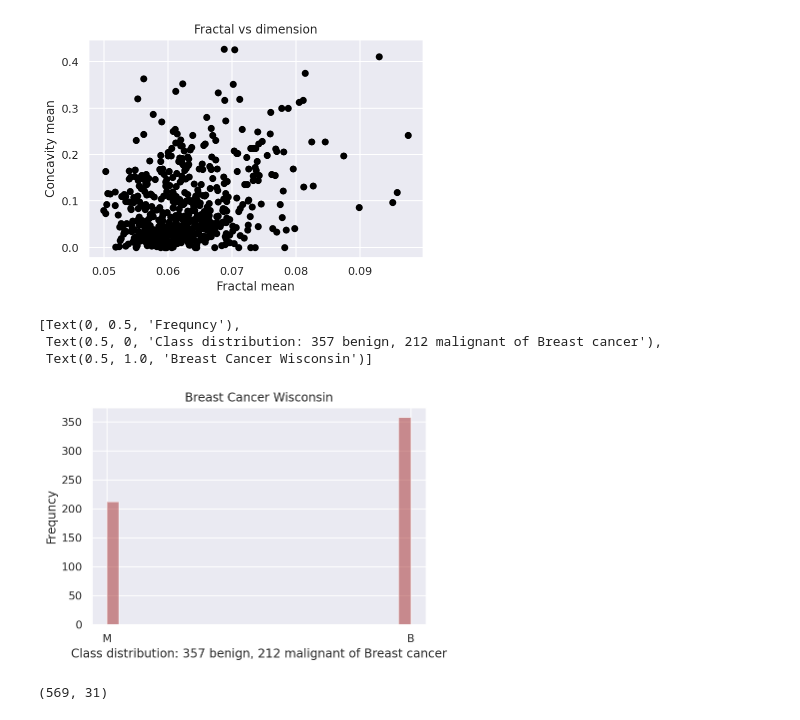
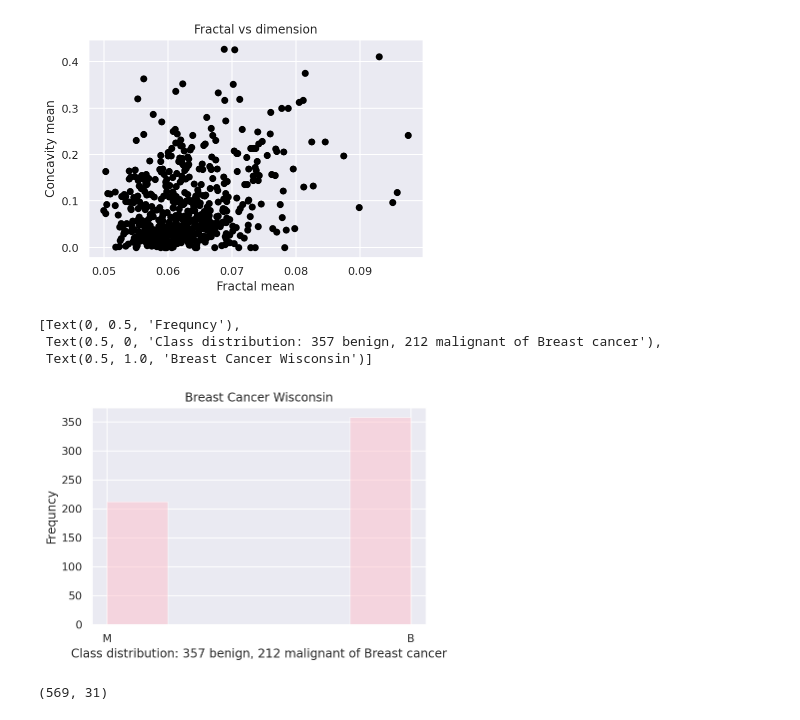
Before and after one commit to mohmaed7777/Breast-cancer-repo, a Jupyter notebook: Breast_cancer.ipynb, the cells around one changed output. Saved outputs shown, nothing was run; the diff lists cells and outputs as text; code cells hidden in the pictures.

```diff
--- a/Breast_cancer.ipynb
+++ b/Breast_cancer.ipynb
@@ -196,13 +214,13 @@ ax.set(xlabel='Fractal mean',
 # %%
 # create a histogram:
 
 ax = plt.axes()
-ax.hist(df.diagnosis, bins=25, alpha=0.5, color='brown')
+ax.hist(df.diagnosis, bins=5, alpha=0.5, color='pink')
 ax.set(xlabel='Class distribution: 357 benign, 212 malignant of Breast cancer',
        ylabel='Frequncy',
        title='Breast Cancer Wisconsin')
 # %% [output]
 [Text(0, 0.5, 'Frequncy'),
  Text(0.5, 0, 'Class distribution: 357 benign, 212 malignant of Breast cancer'),
  Text(0.5, 1.0, 'Breast Cancer Wisconsin')]
-[figure, old version]
+[figure, new version]
```
Also changed, not shown: parts of 16 cells of this notebook.
